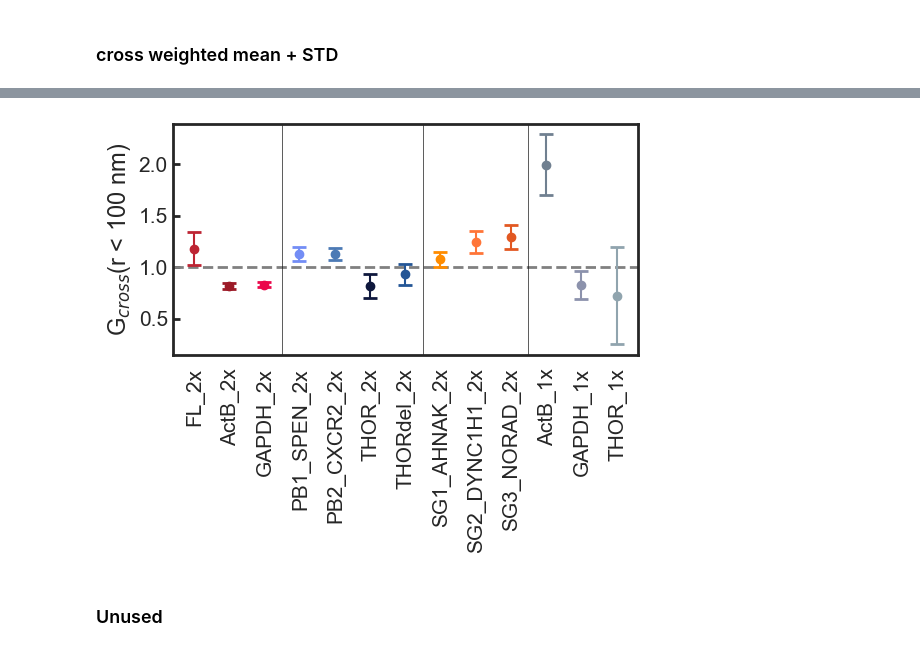
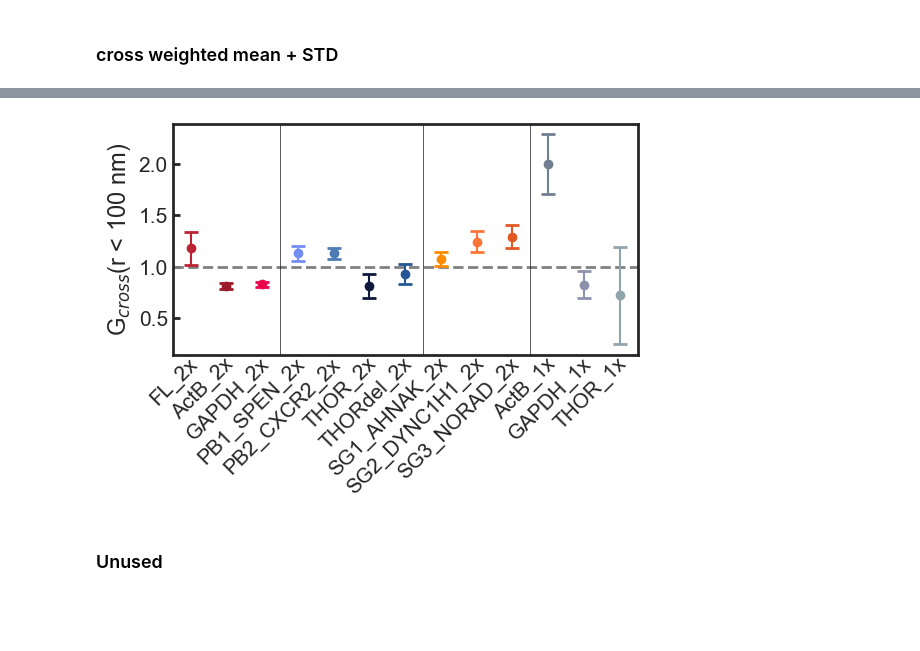
Before and after one commit to walterlab-um/RNA_SPT_in_cellular_condensates, a Jupyter notebook: plot_paper_figure/Fig1_RNA_HOPS_PCF.ipynb, the cells around one changed output, grey strips where cells are left out. Cells and saved outputs as stored; diff of their text form; code cells hidden in the pictures; blank space fills up the shorter version.

Commit message:
use color palette in PCF; improve fig format

```diff
--- a/plot_paper_figure/Fig1_RNA_HOPS_PCF.ipynb
+++ b/plot_paper_figure/Fig1_RNA_HOPS_PCF.ipynb
@@ -127,7 +142,8 @@ def bootstrap(bins, lst_PCF_per_cell, lst_N_locations, bs_size=30, bs_rounds=100
 # %%
 lst_mean = []
 lst_sem = []
-for condition in track(conditions_ordered):
+for i in track(range(len(conditions_ordered))):
+    condition = conditions_ordered[i]
     dict_toplot = pickle.load(
         open("PairCorr-DataDict-pooled-" + condition + ".p", "rb")
     )
@@ -163,14 +179,14 @@ for condition in track(conditions_ordered):
         weighted_mean,
         yerr=weighted_sem,
         fmt="o",
-        color="k",
-        ecolor="k",
+        color=colors[i],
+        ecolor=colors[i],
         elinewidth=1,
         capsize=2,
-        alpha=0.5,
+        ms=2.5,
     )
     plt.xlim(bins[0], bins[-1])
-    plt.ylim(0.5, 1.5)
+    plt.ylim(0.7, 1.5)
     plt.xlabel("r, nm", fontsize=17)
     plt.ylabel(r"G$_{cross}$(r)", fontsize=17)
     plt.gca().spines[:].set_linewidth(2)
@@ -196,21 +212,6 @@ for condition in track(conditions_ordered):
 # %% [output]
 [interactive output not drawn]
 # %%
-colors = [
-    "#BD2433",  # FL
-    "#9C1A27",  # ActB
-    "#EB074B",  # GAPDH
-    "#738DF5",  # PB1
-    "#4C7AB5",  # PB2
-    "#0F183D",  # THOR
-    "#245696",  # THORdel
-    "#FF8C00",  # SG1
-    "#FF7538",  # SG2
-    "#E25822",  # SG3
-    "#708090",  # ActB, 1x
-    "#8C92AC",  # GAPDH, 1x
-    "#90A4AE",  # THOR, 1x
-]
 plt.figure(figsize=(6, 3))
 x_pos = np.arange(len(conditions_ordered))
 # lines for eyes
@@ -227,35 +228,42 @@ for i in range(len(conditions_ordered)):
         fmt="o",
         capsize=5,
         capthick=2,
         color=colors[i],
     )
 # other settings
 plt.ylabel(r"G$_{cross}$(r < 100 nm)", fontsize=17)
 plt.gca().spines[:].set_linewidth(2)
 plt.gca().tick_params(
     axis="y",
     which="major",
     labelsize=15,
     direction="in",
     bottom=True,
     left=True,
     length=5,
     width=2,
 )
 plt.gca().tick_params(
     axis="x",
     which="major",
     labelsize=15,
 )
-plt.xticks(x_pos + 0.3, conditions_ordered, rotation=90, ha="right")
+plt.xticks(
+    x_pos + 0.3,
+    conditions_ordered,
+    rotation=45,
+    ha="right",
+    y=0.06,
+)
+plt.xlim(x_pos[0] - 0.5, x_pos[-1] + 0.5)
 plt.savefig(
     "doterrorplot_firstbin_weighted_mean_SEM.png",
     format="png",
     bbox_inches="tight",
     dpi=300,
 )
 # %% [output]
-[figure, old version]
+[figure, new version]
 # %% [markdown]
 ### Unused
 # %%
```
Also changed, not shown: parts of 1 cell of this notebook, 1 other file.
